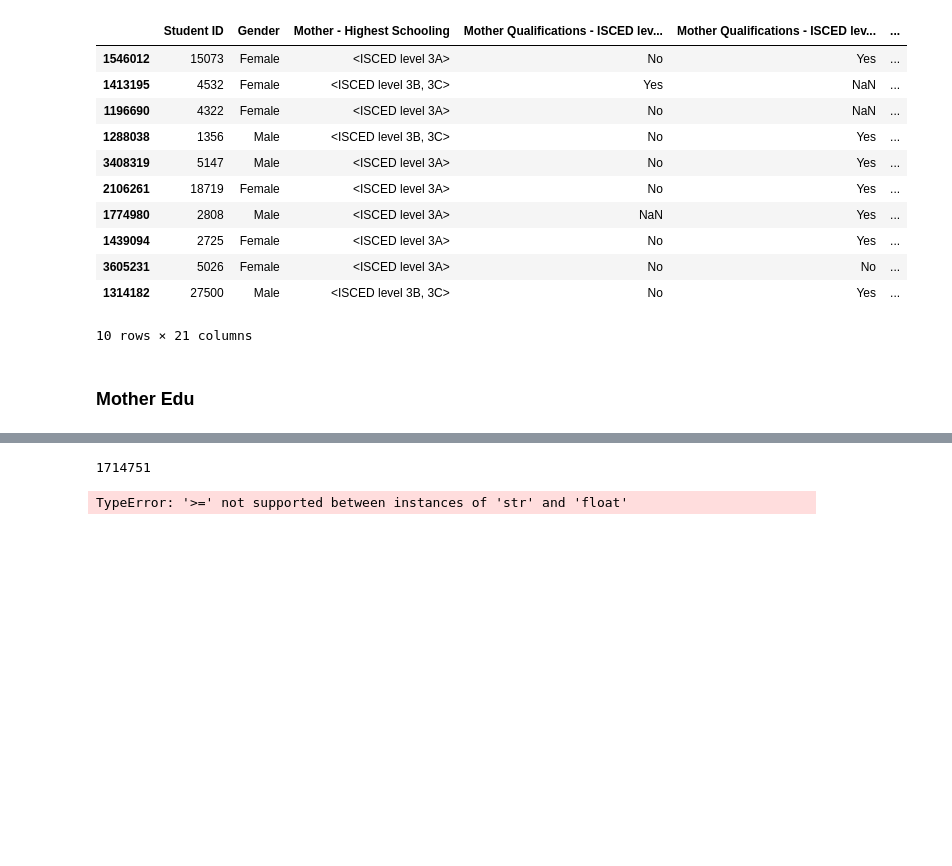
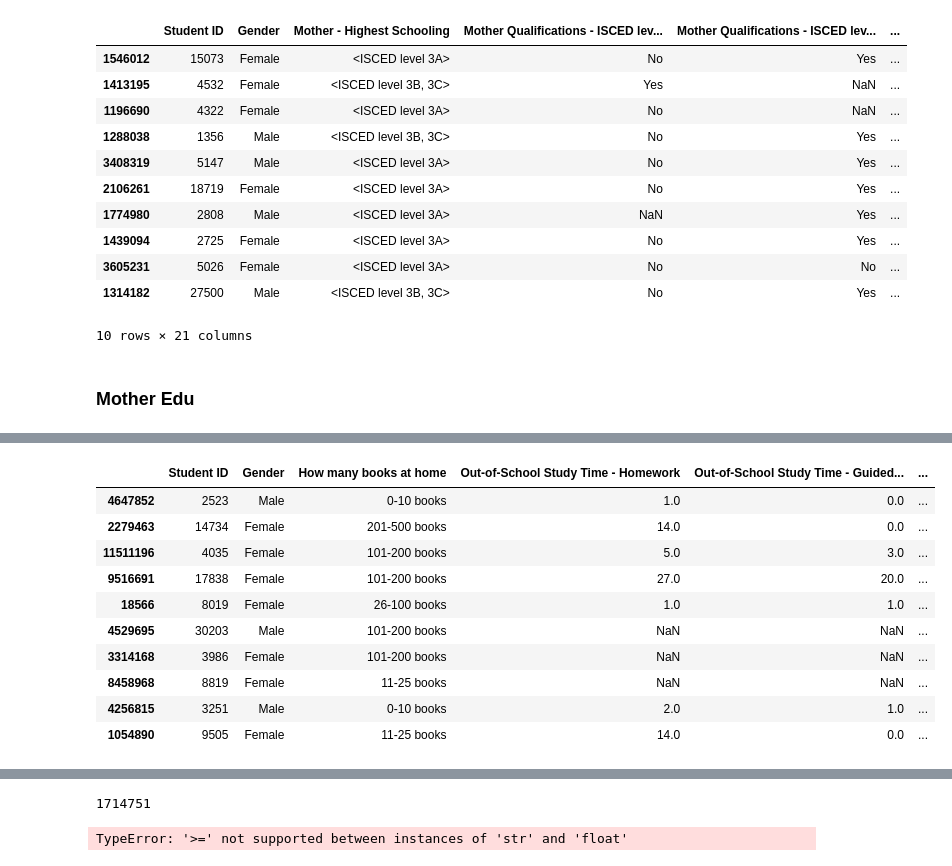
Before and after one commit to Dyke-F/Pisa-Data-Analysis, a Jupyter notebook: wrangle_pisa_data.ipynb, the cells around one changed output, grey strips where cells are left out. Saved outputs shown, nothing was run; the diff lists cells and outputs as text; code cells hidden in the pictures; blank space fills up the shorter version.

```diff
--- a/wrangle_pisa_data.ipynb
+++ b/wrangle_pisa_data.ipynb
@@ -473,0 +533,14 @@ father_edu = pisa_clean.copy()
+# %%
+mother_edu.sample(10)
+# %% [output]
+|  | Student ID | Gender | How many books at home | Out-of-School Study Time - Homework | Out-of-School Study Time - Guided... | ... |
+| 4647852 | 2523 | Male | 0-10 books | 1.0 | 0.0 | ... |
+| 2279463 | 14734 | Female | 201-500 books | 14.0 | 0.0 | ... |
+| 11511196 | 4035 | Female | 101-200 books | 5.0 | 3.0 | ... |
+| 9516691 | 17838 | Female | 101-200 books | 27.0 | 20.0 | ... |
+| 18566 | 8019 | Female | 26-100 books | 1.0 | 1.0 | ... |
+| 4529695 | 30203 | Male | 101-200 books | NaN | NaN | ... |
+| 3314168 | 3986 | Female | 101-200 books | NaN | NaN | ... |
+| 8458968 | 8819 | Female | 11-25 books | NaN | NaN | ... |
+| 4256815 | 3251 | Male | 0-10 books | 2.0 | 1.0 | ... |
+| 1054890 | 9505 | Female | 11-25 books | 14.0 | 0.0 | ... |
```
Also changed, not shown: parts of 14 cells of this notebook.
